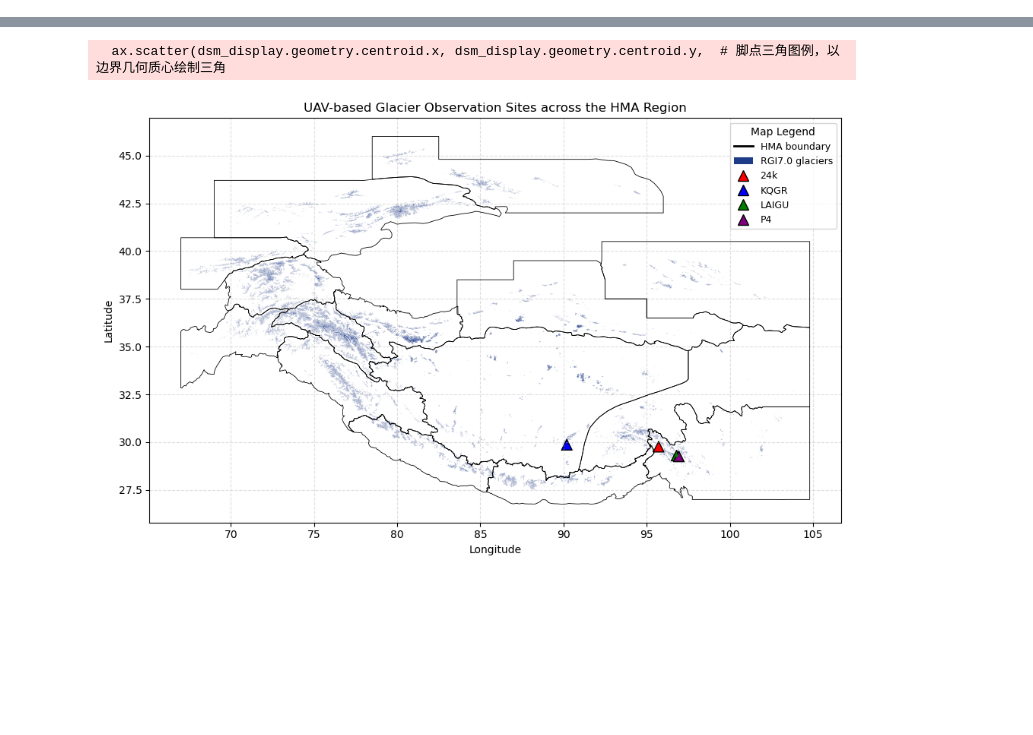
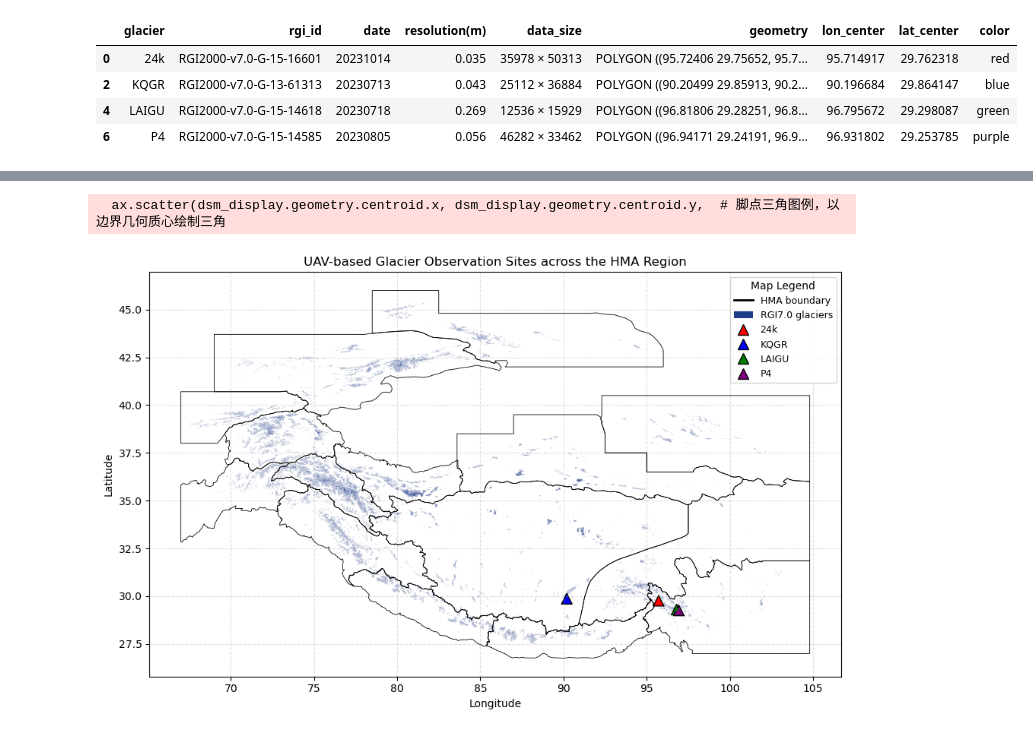
Before and after one commit to Hydrological-Observation-Group/HMA-GIS-Data, a Jupyter notebook: visual/ground-observation/2_1_glacier_sites_loc.ipynb, the cells around one changed output, grey strips where cells are left out. Saved outputs shown, nothing was run; the diff lists cells and outputs as text; code cells hidden in the pictures; blank space fills up the shorter version.

```diff
--- a/visual/ground-observation/2_1_glacier_sites_loc.ipynb
+++ b/visual/ground-observation/2_1_glacier_sites_loc.ipynb
@@ -8,0 +29,11 @@ import pandas as pd
+# %%
+colors = {"24k":"red","KQGR":"blue","LAIGU":"green","P4":"purple"}
+gla_info_gdf["color"] = gla_info_gdf["glacier"].map(colors)
+gla_show_gdf = gla_info_gdf.drop_duplicates("glacier")  # 每个实测脚点只显示一个（实测日期不同但位置相同）
+gla_show_gdf
+# %% [output]
+|  | glacier | rgi_id | date | resolution(m) | data_size | geometry | lon_center | lat_center | color |
+| 0 | 24k | RGI2000-v7.0-G-15-16601 | 20231014 | 0.035 | 35978 × 50313 | POLYGON ((95.72406 29.75652, 95.7... | 95.714917 | 29.762318 | red |
+| 2 | KQGR | RGI2000-v7.0-G-13-61313 | 20230713 | 0.043 | 25112 × 36884 | POLYGON ((90.20499 29.85913, 90.2... | 90.196684 | 29.864147 | blue |
+| 4 | LAIGU | RGI2000-v7.0-G-15-14618 | 20230718 | 0.269 | 12536 × 15929 | POLYGON ((96.81806 29.28251, 96.8... | 96.795672 | 29.298087 | green |
+| 6 | P4 | RGI2000-v7.0-G-15-14585 | 20230805 | 0.056 | 46282 × 33462 | POLYGON ((96.94171 29.24191, 96.9... | 96.931802 | 29.253785 | purple |
```
Also changed, not shown: parts of 8 cells of this notebook, 14 other files.
